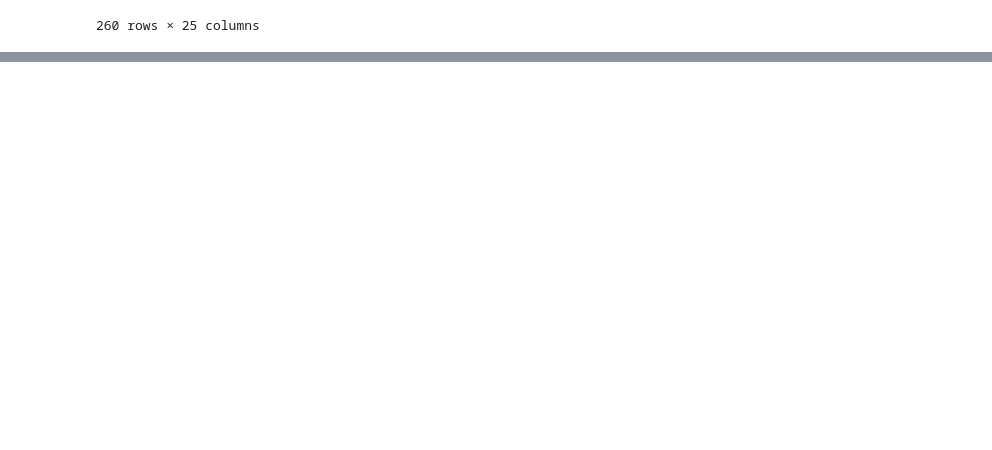
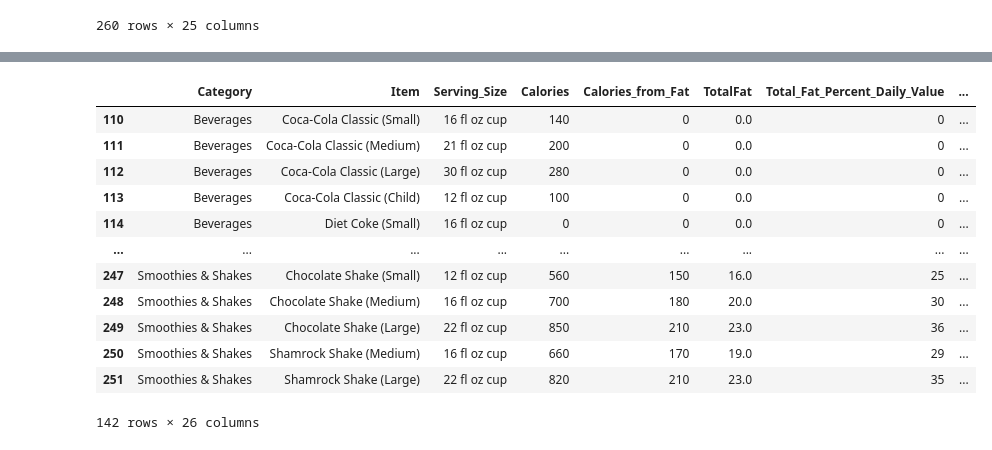
Before and after one commit to alx2202/DataAnalysis, a Jupyter notebook: Day12/data_modifications.ipynb, the cells around one changed output, grey strips where cells are left out. Cells and saved outputs as stored; diff of their text form; code cells hidden in the pictures; blank space fills up the shorter version.

```diff
--- a/Day12/data_modifications.ipynb
+++ b/Day12/data_modifications.ipynb
@@ -463,6 +463,6 @@ Since we are dealing with string that shares the same format, we can leverage re
 import re
 
 for serving_size in df.Serving_Size:
-    matches = re.search(r'', serving_size)
-    print(matches)
+    matches = re.search(r'\((\d+) g\)', serving_size)
+    print(matches.group(1), type(matches.group(1)))
 # %% [output]
@@ -485,0 +487,12 @@ for serving_size in df.Serving_Size:
+# %%
+import numpy as np
+
+def extract_grams(serving_size: str) -> float:
+    matches = re.search(r'\((\d+) g\)', serving_size)
+    if matches:
+        return float(matches.group(1))
+    else:
+        return np.NaN
+
+df['Serving_Size_Grams'] = df.Serving_Size.apply(extract_grams)
+df
@@ -485,0 +513,16 @@ for serving_size in df.Serving_Size:
+# %%
+df[df['Serving_Size_Grams'].isnull()]
+# %% [output]
+|  | Category | Item | Serving_Size | Calories | Calories_from_Fat | TotalFat | Total_Fat_Percent_Daily_Value | ... |
+| 110 | Beverages | Coca-Cola Classic (Small) | 16 fl oz cup | 140 | 0 | 0.0 | 0 | ... |
+| 111 | Beverages | Coca-Cola Classic (Medium) | 21 fl oz cup | 200 | 0 | 0.0 | 0 | ... |
+| 112 | Beverages | Coca-Cola Classic (Large) | 30 fl oz cup | 280 | 0 | 0.0 | 0 | ... |
+| 113 | Beverages | Coca-Cola Classic (Child) | 12 fl oz cup | 100 | 0 | 0.0 | 0 | ... |
+| 114 | Beverages | Diet Coke (Small) | 16 fl oz cup | 0 | 0 | 0.0 | 0 | ... |
+| ... | ... | ... | ... | ... | ... | ... | ... | ... |
+| 247 | Smoothies & Shakes | Chocolate Shake (Small) | 12 fl oz cup | 560 | 150 | 16.0 | 25 | ... |
+| 248 | Smoothies & Shakes | Chocolate Shake (Medium) | 16 fl oz cup | 700 | 180 | 20.0 | 30 | ... |
+| 249 | Smoothies & Shakes | Chocolate Shake (Large) | 22 fl oz cup | 850 | 210 | 23.0 | 36 | ... |
+| 250 | Smoothies & Shakes | Shamrock Shake (Medium) | 16 fl oz cup | 660 | 170 | 19.0 | 29 | ... |
+| 251 | Smoothies & Shakes | Shamrock Shake (Large) | 22 fl oz cup | 820 | 210 | 23.0 | 35 | ... |
+142 rows × 26 columns
```
Also changed, not shown: parts of 6 cells of this notebook, 1 other file.
